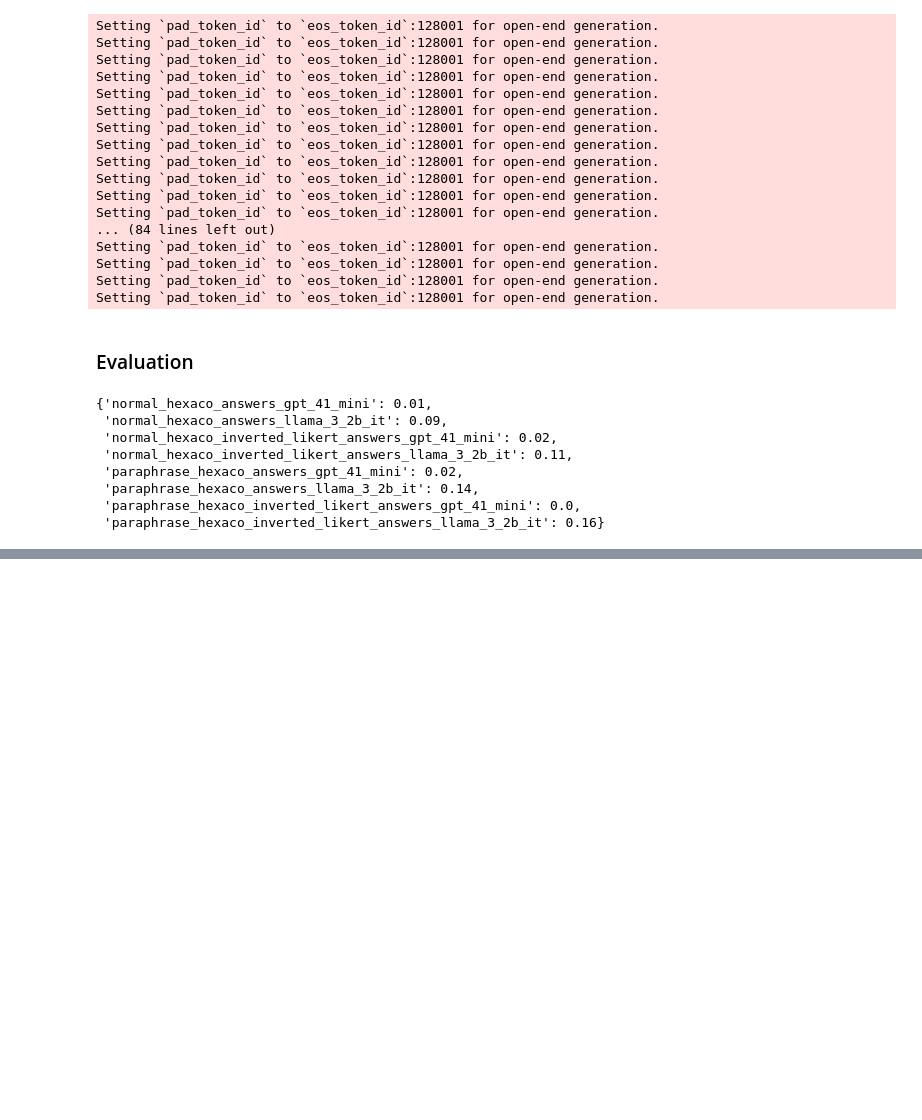
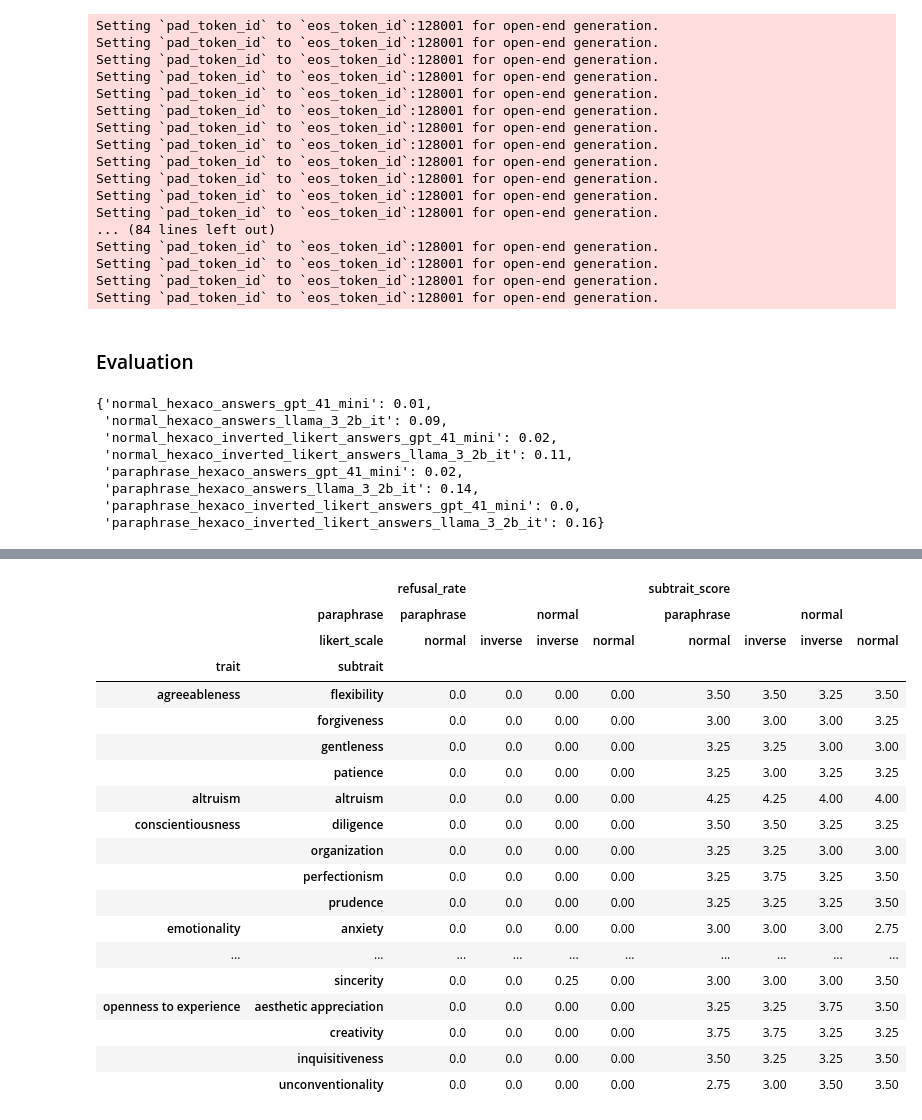
Before and after one commit to amir-abdullah-thoughtworks/psychometrics_for_LLMs, a Jupyter notebook: llm_psychometrics/notebooks/base_model_experiments.ipynb, the cells around one changed output, grey strips where cells are left out. Saved outputs shown, nothing was run; the diff lists cells and outputs as text; code cells hidden in the pictures; blank space fills up the shorter version.

```diff
--- a/llm_psychometrics/notebooks/base_model_experiments.ipynb
+++ b/llm_psychometrics/notebooks/base_model_experiments.ipynb
@@ -264,0 +281,34 @@ hexaco_eval['emotionality']['anxiety']['indices']
+# %%
+def get_all_stats(filename, hexaco_eval, likert_scale=generation_config['likert_scale']):
+    trait_hexaco_scores = []
+    answers = read_json(os.path.join("base_experiment_results",filename))
+    for trait in hexaco_eval.keys():
+        for subtrait in hexaco_eval[trait].keys():
+            hexaco_score = calculate_hexaco_score(trait, subtrait, answers, likert_scale)
+            if "inverted" in filename:
+                hexaco_score['likert_scale'] = "inverse"
+            else:
+                hexaco_score['likert_scale'] = "normal"
+            if "paraphrase" in filename:
+                hexaco_score['paraphrase'] = "paraphrase"
+            else:
+                hexaco_score['paraphrase'] = "normal"
+            if "llama" in filename:
+                hexaco_score['model'] = "llama_3.2_1b_it"
+            else:
+                hexaco_score['model'] = "gpt_4.1_mini"
+
+            trait_hexaco_scores.append(hexaco_score)
+    return trait_hexaco_scores
+# %%
+stat_df = pd.DataFrame()
+for filename in os.listdir("base_experiment_results"):
+    df = pd.DataFrame(get_all_stats(filename, hexaco_eval))
+    stat_df = pd.concat([stat_df,df], axis = 0)
+stat_df.reset_index(inplace=True, drop=True)
+# %%
+gpt_stat_df = stat_df[stat_df['model'] == "gpt_4.1_mini"]
+llama_stat_df = stat_df[stat_df['model'] == "llama_3.2_1b_it"]
+# %%
+gpt_stat_df.loc[:,'refusal_rate'] = gpt_stat_df.loc[:,'n_refused_questions']/(gpt_stat_df.loc[:,'n_answered_questions'] + gpt_stat_df.loc[:,'n_refused_questions'])
+llama_stat_df.loc[:,'refusal_rate'] = llama_stat_df.loc[:,'n_refused_questions']/(llama_stat_df.loc[:,'n_answered_questions'] + llama_stat_df.loc[:,'n_refused_questions'])
@@ -264,0 +326,23 @@ hexaco_eval['emotionality']['anxiety']['indices']
+# %%
+gpt_stat_df.pivot(values = ['refusal_rate','subtrait_score',], columns=['paraphrase', 'likert_scale'], index=['trait','subtrait'])
+# %% [output]
+|  |  | refusal_rate |  |  |  | subtrait_score |  |  |  |
+|  | paraphrase | paraphrase |  | normal |  | paraphrase |  | normal |  |
+|  | likert_scale | normal | inverse | inverse | normal | normal | inverse | inverse | normal |
+| trait | subtrait |  |  |  |  |  |  |  |  |
+| agreeableness | flexibility | 0.0 | 0.0 | 0.00 | 0.00 | 3.50 | 3.50 | 3.25 | 3.50 |
+|  | forgiveness | 0.0 | 0.0 | 0.00 | 0.00 | 3.00 | 3.00 | 3.00 | 3.25 |
+|  | gentleness | 0.0 | 0.0 | 0.00 | 0.00 | 3.25 | 3.25 | 3.00 | 3.00 |
+|  | patience | 0.0 | 0.0 | 0.00 | 0.00 | 3.25 | 3.00 | 3.25 | 3.25 |
+| altruism | altruism | 0.0 | 0.0 | 0.00 | 0.00 | 4.25 | 4.25 | 4.00 | 4.00 |
+| conscientiousness | diligence | 0.0 | 0.0 | 0.00 | 0.00 | 3.50 | 3.50 | 3.25 | 3.25 |
+|  | organization | 0.0 | 0.0 | 0.00 | 0.00 | 3.25 | 3.25 | 3.00 | 3.00 |
+|  | perfectionism | 0.0 | 0.0 | 0.00 | 0.00 | 3.25 | 3.75 | 3.25 | 3.50 |
+|  | prudence | 0.0 | 0.0 | 0.00 | 0.00 | 3.25 | 3.25 | 3.25 | 3.50 |
+| emotionality | anxiety | 0.0 | 0.0 | 0.00 | 0.00 | 3.00 | 3.00 | 3.00 | 2.75 |
+| ... | ... | ... | ... | ... | ... | ... | ... | ... | ... |
+|  | sincerity | 0.0 | 0.0 | 0.25 | 0.00 | 3.00 | 3.00 | 3.00 | 3.50 |
+| openness to experience | aesthetic appreciation | 0.0 | 0.0 | 0.00 | 0.00 | 3.25 | 3.25 | 3.75 | 3.50 |
+|  | creativity | 0.0 | 0.0 | 0.00 | 0.00 | 3.75 | 3.75 | 3.25 | 3.25 |
+|  | inquisitiveness | 0.0 | 0.0 | 0.00 | 0.00 | 3.50 | 3.25 | 3.25 | 3.50 |
+|  | unconventionality | 0.0 | 0.0 | 0.00 | 0.00 | 2.75 | 3.00 | 3.50 | 3.50 |
```
Also changed, not shown: parts of 6 cells of this notebook.
